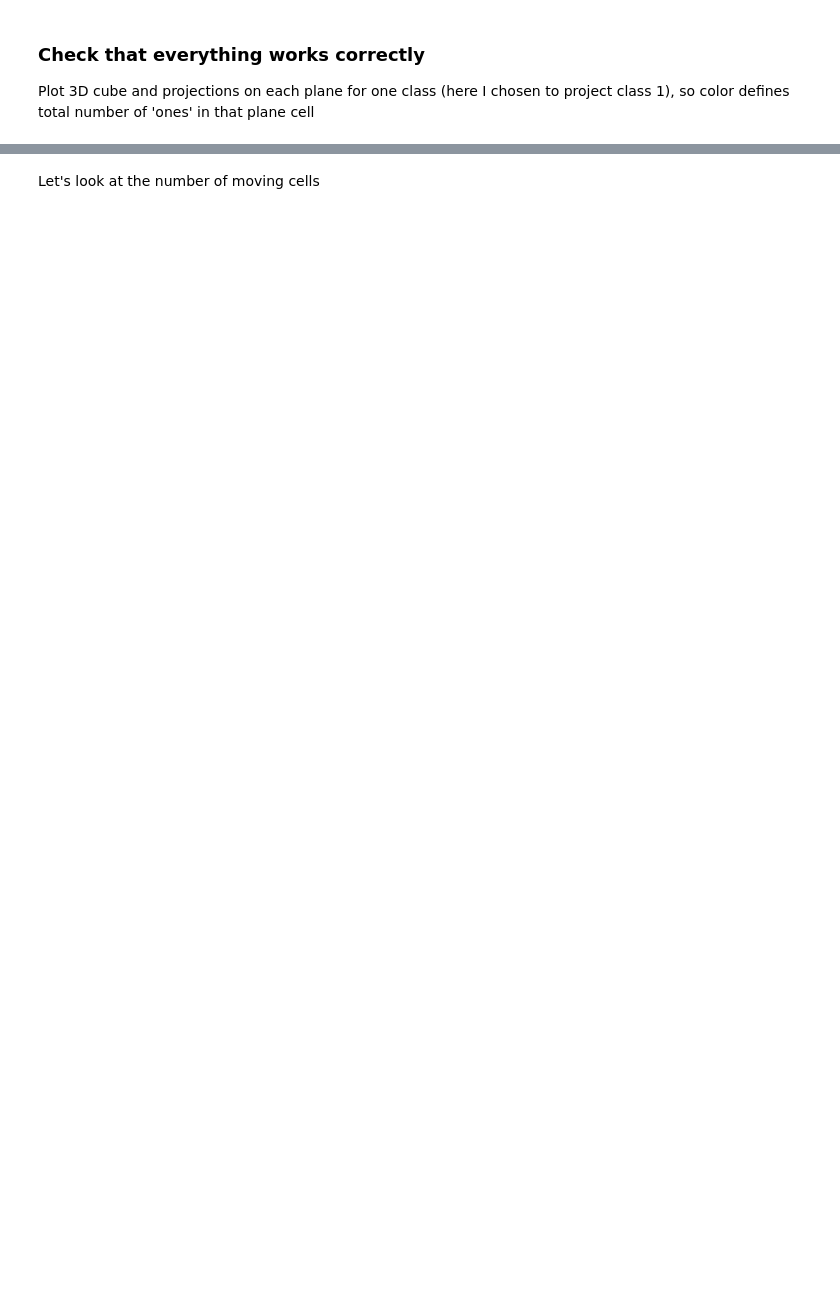
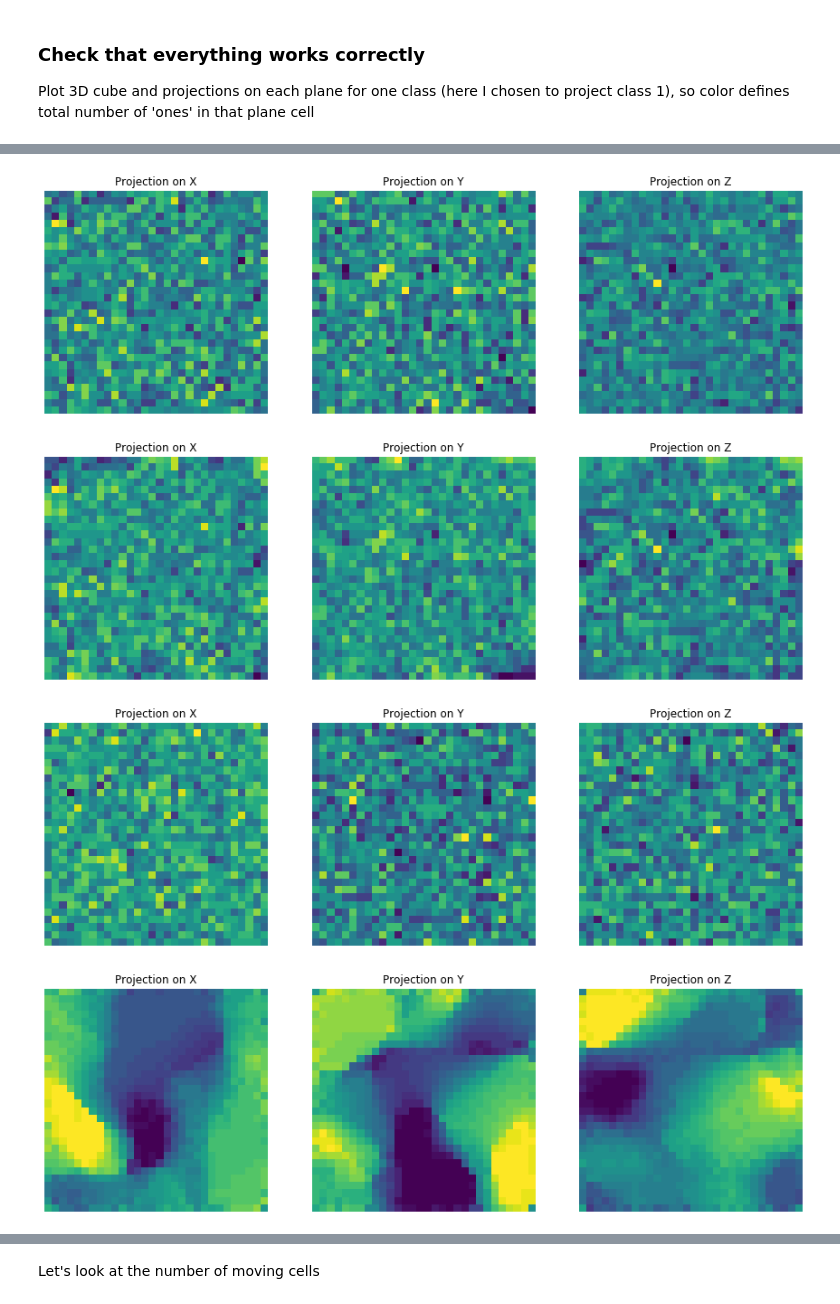
Before and after one commit to zakajd/schelling3d, a Jupyter notebook: Demo.ipynb, the cells around one changed output, grey strips where cells are left out. Cells and saved outputs as stored; diff of their text form; code cells hidden in the pictures; blank space fills up the shorter version.

```diff
--- a/Demo.ipynb
+++ b/Demo.ipynb
@@ -185,0 +165,17 @@ HBox(children=(IntProgress(value=0, description='Number of neighbours=4', max=80
+# %%
+
+r = R_3d[7]
+_, _ = game_3d(N, C, r, game_length=50, create_gif=True, proj=False, device="cuda")
+
+
+r = R_3d[15]
+_, _ = game_3d(N, C, r, game_length=50, create_gif=True, proj=False, device="cuda")
+
+
+r = R_3d[23]
+_, _ = game_3d(N, C, r, game_length=50, create_gif=True, proj=False, device="cuda")
+# %% [output]
+[figure, added]
+[figure, added]
+[figure, added]
+[figure, added]
```
Also changed, not shown: parts of 45 cells of this notebook, 2 other files.
